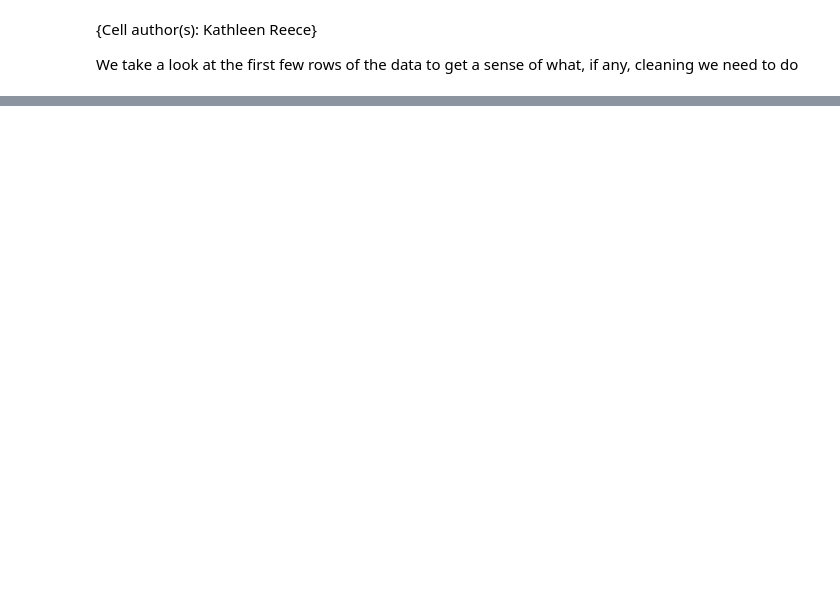
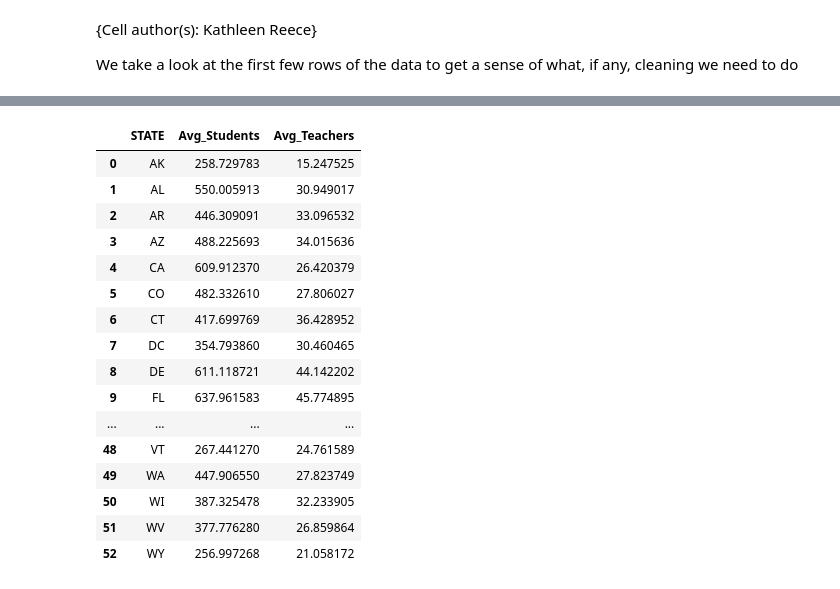
Before and after one commit to Cheyenne232025S/CMDA-3654-Project, a Jupyter notebook: notebooks/Project2.ipynb, the cells around one changed output, grey strips where cells are left out. Saved outputs shown, nothing was run; the diff lists cells and outputs as text; code cells hidden in the pictures; blank space fills up the shorter version.

```diff
--- a/notebooks/Project2.ipynb
+++ b/notebooks/Project2.ipynb
@@ -212,0 +132,27 @@ plt.show()
+# %%
+public_schools_data_clean = public_schools_data_unclean.replace(-1, numpy.nan)
+for col in ["ENROLLMENT", "FT_TEACHER"]:
+    public_schools_data_clean[col] = public_schools_data_clean[col].fillna(public_schools_data_clean.groupby("STATE")[col].transform("mean"))
+public_schools_data_clean["FT_TEACHER"] = public_schools_data_clean["FT_TEACHER"].fillna(public_schools_data_clean["FT_TEACHER"]
+                                                                                         .mean(skipna=True))
+state_avg = (public_schools_data_clean.groupby("STATE")[["ENROLLMENT", "FT_TEACHER"]].mean()
+             .reset_index()).rename(columns={"ENROLLMENT": "Avg_Students","FT_TEACHER": "Avg_Teachers"})
+state_avg
+# %% [output]
+|  | STATE | Avg_Students | Avg_Teachers |
+| 0 | AK | 258.729783 | 15.247525 |
+| 1 | AL | 550.005913 | 30.949017 |
+| 2 | AR | 446.309091 | 33.096532 |
+| 3 | AZ | 488.225693 | 34.015636 |
+| 4 | CA | 609.912370 | 26.420379 |
+| 5 | CO | 482.332610 | 27.806027 |
+| 6 | CT | 417.699769 | 36.428952 |
+| 7 | DC | 354.793860 | 30.460465 |
+| 8 | DE | 611.118721 | 44.142202 |
+| 9 | FL | 637.961583 | 45.774895 |
+| ... | ... | ... | ... |
+| 48 | VT | 267.441270 | 24.761589 |
+| 49 | WA | 447.906550 | 27.823749 |
+| 50 | WI | 387.325478 | 32.233905 |
+| 51 | WV | 377.776280 | 26.859864 |
+| 52 | WY | 256.997268 | 21.058172 |
```
Also changed, not shown: parts of 25 cells of this notebook, 1 other file.
